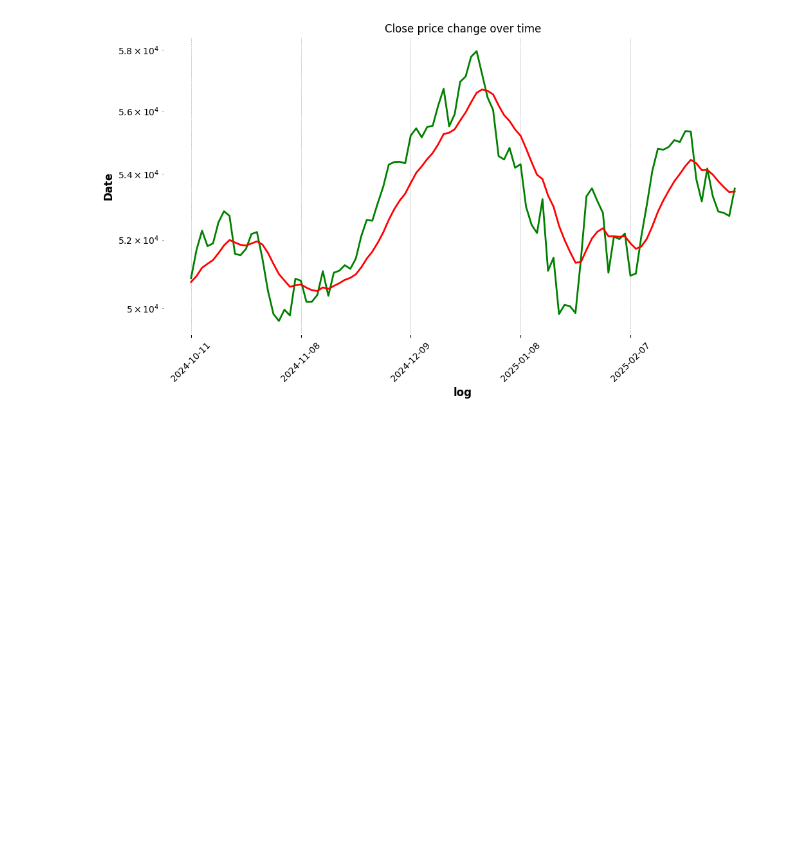
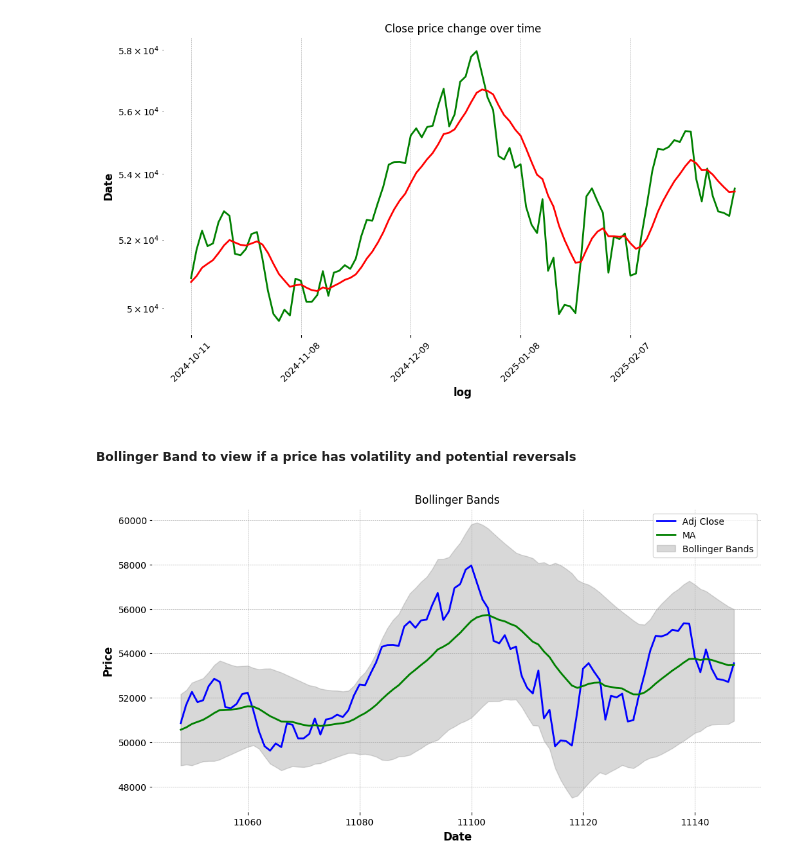
Before and after one commit to SmdZubair0/Stock-Price-Prediction, a Jupyter notebook: Visualization.ipynb, the cells around one changed output. Drawn from its saved outputs; the diff is of its cells as text; code cells hidden in the pictures; blank space fills up the shorter version.

```diff
--- a/Visualization.ipynb
+++ b/Visualization.ipynb
@@ -79,3 +91,18 @@ plt.yscale("log")
 plt.show()
 # %% [output]
 [figure]
+# %% [markdown]
+##### **Bollinger Band** to view if a price has volatility and potential reversals
+# %%
+plt.figure(figsize=(12, 6))
+plt.plot(df.index, df["adj_close"], label="Adj Close", color="blue")
+plt.plot(df.index, df["SMA_20"], label="MA", color="green")
+plt.fill_between(df.index, df["upper_band"], df["lower_band"], color="gray", alpha=0.3, label="Bollinger Bands")
+
+plt.xlabel("Date")
+plt.ylabel("Price")
+plt.title("Bollinger Bands")
+plt.legend()
+plt.show()
+# %% [output]
+[figure, added]
```
Also changed, not shown: parts of 24 cells of this notebook.
